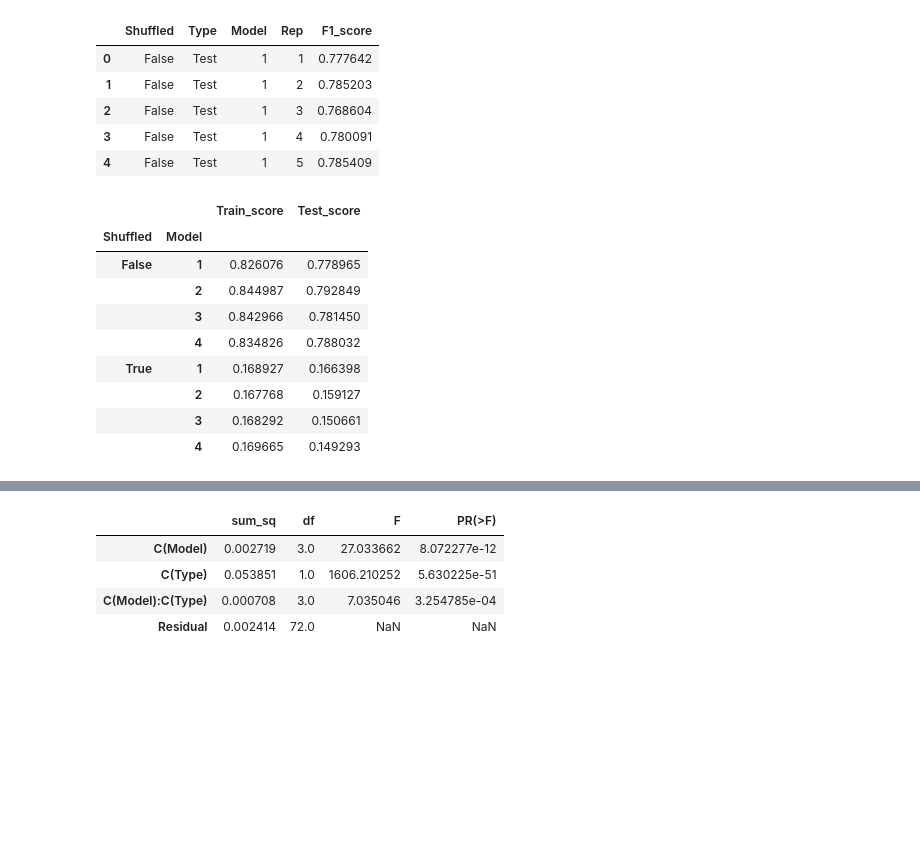
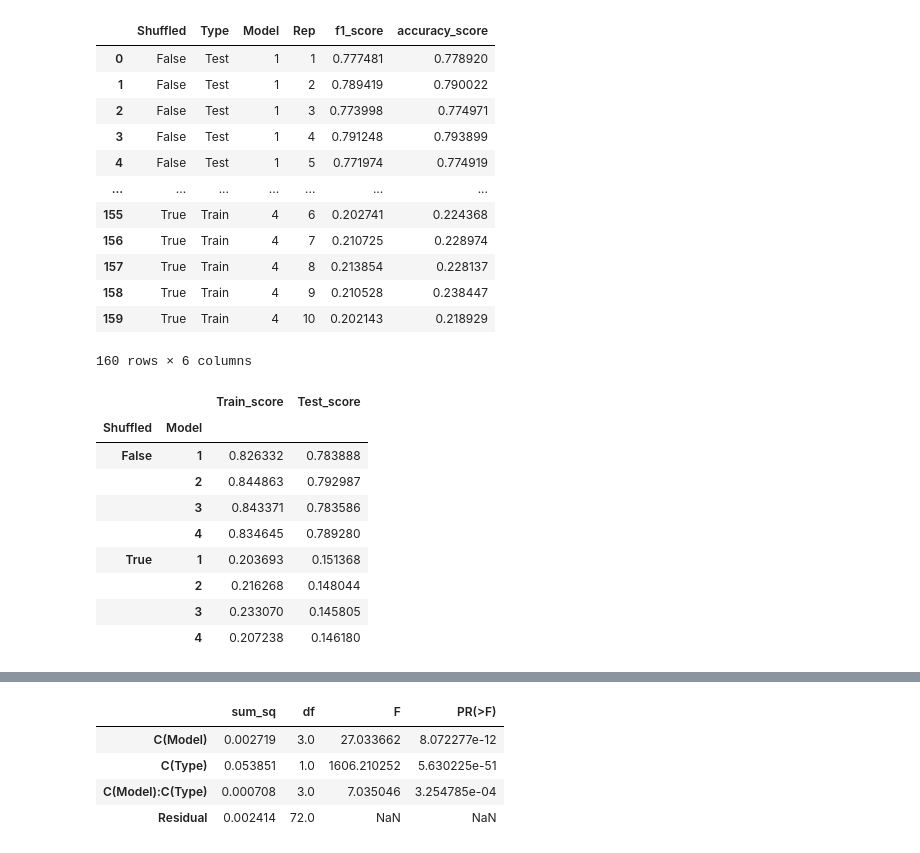
Before and after one commit to cechava/EMG_gestures, a Jupyter notebook: demo_notebooks/[dev]visualize_xsubject_robustness_joint_training-log_reg.ipynb, the cells around one changed output, grey strips where cells are left out. Drawn from its saved outputs; the diff is of its cells as text; code cells hidden in the pictures; blank space fills up the shorter version.

```diff
--- a/demo_notebooks/visualize_xsubject_robustness_joint_training_models-Copy1.ipynb
+++ b/demo_notebooks/[dev]visualize_xsubject_robustness_joint_training-log_reg.ipynb
@@ -49,39 +47,49 @@ results_df = results_df.groupby(['Shuffled','Type','Model','Rep'],as_index = Fal
 .mean()\
 .drop(columns = ['Fold'])
 # %%
-results_df.head()
+results_df
 # %% [output]
-|  | Shuffled | Type | Model | Rep | F1_score |
-| 0 | False | Test | 1 | 1 | 0.777642 |
-| 1 | False | Test | 1 | 2 | 0.785203 |
-| 2 | False | Test | 1 | 3 | 0.768604 |
-| 3 | False | Test | 1 | 4 | 0.780091 |
-| 4 | False | Test | 1 | 5 | 0.785409 |
+|  | Shuffled | Type | Model | Rep | f1_score | accuracy_score |
+| 0 | False | Test | 1 | 1 | 0.777481 | 0.778920 |
+| 1 | False | Test | 1 | 2 | 0.789419 | 0.790022 |
+| 2 | False | Test | 1 | 3 | 0.773998 | 0.774971 |
+| 3 | False | Test | 1 | 4 | 0.791248 | 0.793899 |
+| 4 | False | Test | 1 | 5 | 0.771974 | 0.774919 |
+| ... | ... | ... | ... | ... | ... | ... |
+| 155 | True | Train | 4 | 6 | 0.202741 | 0.224368 |
+| 156 | True | Train | 4 | 7 | 0.210725 | 0.228974 |
+| 157 | True | Train | 4 | 8 | 0.213854 | 0.228137 |
+| 158 | True | Train | 4 | 9 | 0.210528 | 0.238447 |
+| 159 | True | Train | 4 | 10 | 0.202143 | 0.218929 |
+160 rows × 6 columns
 # %%
+#drop accuracy score, working with f1 score
+results_df = results_df.drop(columns=['accuracy_score'])
+
 train_results_df = results_df.loc[results_df.Type == 'Train']
 test_results_df = results_df.loc[results_df.Type == 'Test']
 
 train_summary = train_results_df.groupby(['Shuffled','Model']).mean().\
 drop(columns=['Rep']).\
-rename(columns={'F1_score':'Train_score'})
+rename(columns={'f1_score':'Train_score'})
 
 test_summary = test_results_df.groupby(['Shuffled','Model']).mean().\
 drop(columns=['Rep']).\
-rename(columns={'F1_score':'Test_score'})
+rename(columns={'f1_score':'Test_score'})
 
 summary_df = pd.concat([train_summary,test_summary],axis = 1)
 summary_df
 # %% [output]
 |  |  | Train_score | Test_score |
 | Shuffled | Model |  |  |
-| False | 1 | 0.826076 | 0.778965 |
-|  | 2 | 0.844987 | 0.792849 |
-|  | 3 | 0.842966 | 0.781450 |
-|  | 4 | 0.834826 | 0.788032 |
-| True | 1 | 0.168927 | 0.166398 |
-|  | 2 | 0.167768 | 0.159127 |
-|  | 3 | 0.168292 | 0.150661 |
-|  | 4 | 0.169665 | 0.149293 |
+| False | 1 | 0.826332 | 0.783888 |
+|  | 2 | 0.844863 | 0.792987 |
+|  | 3 | 0.843371 | 0.783586 |
+|  | 4 | 0.834645 | 0.789280 |
+| True | 1 | 0.203693 | 0.151368 |
+|  | 2 | 0.216268 | 0.148044 |
+|  | 3 | 0.233070 | 0.145805 |
+|  | 4 | 0.207238 | 0.146180 |
 # %%
 
 
```
Also changed, not shown: parts of 3 cells of this notebook.
